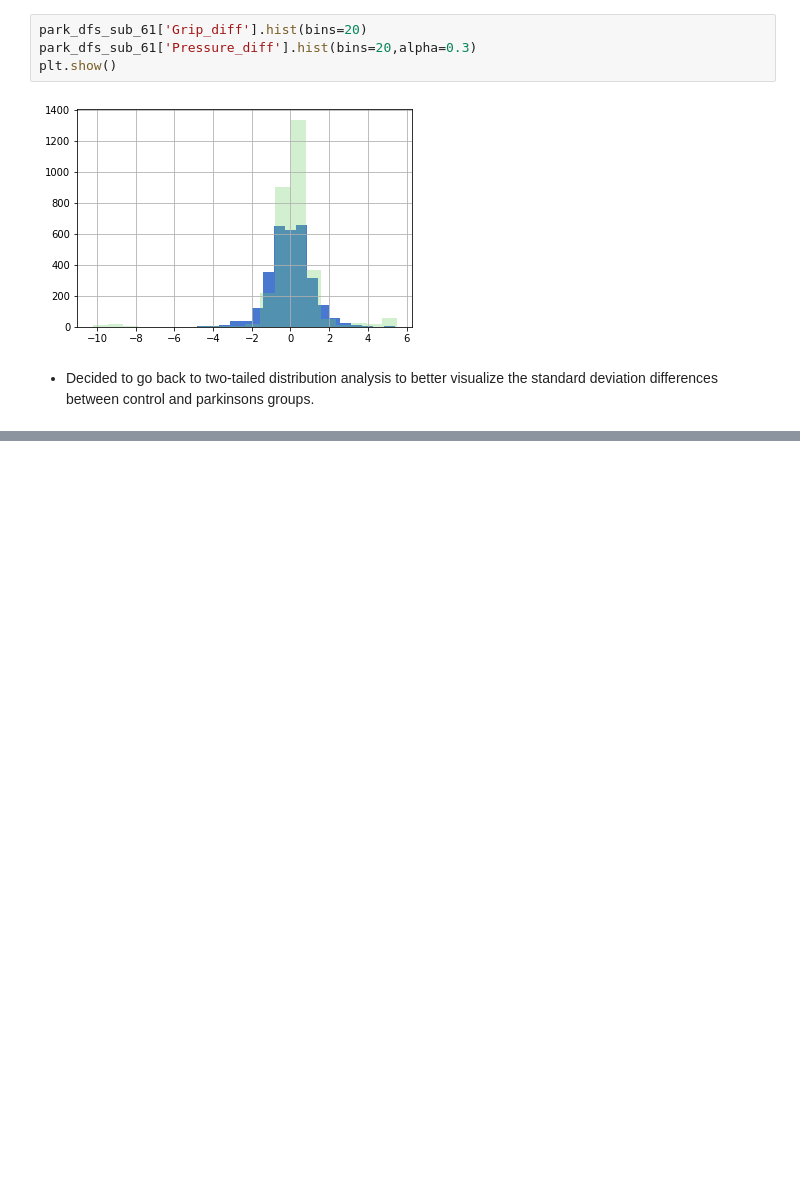
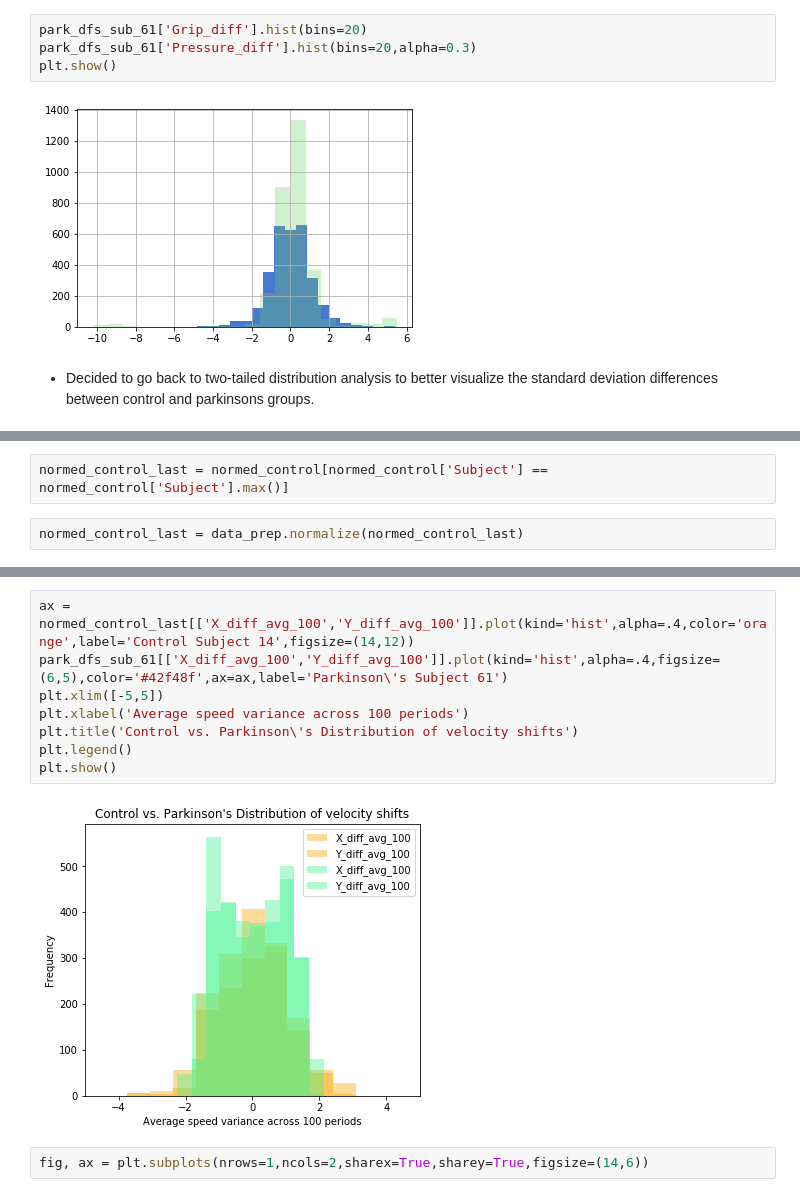
Before and after one commit to MichaelNormandyGavin/parkinsons, a Jupyter notebook: parkinsons.ipynb, the cells around one changed output, grey strips where cells are left out. Cells and saved outputs as stored; diff of their text form; blank space fills up the shorter version.

```diff
--- a/parkinsons.ipynb
+++ b/parkinsons.ipynb
@@ -622,0 +649,4 @@ dtype: object
+# %%
+normed_control_last = normed_control[normed_control['Subject'] == normed_control['Subject'].max()]
+# %%
+normed_control_last = data_prep.normalize(normed_control_last)
@@ -622,0 +662,12 @@ dtype: object
+# %%
+ax = normed_control_last[['X_diff_avg_100','Y_diff_avg_100']].plot(kind='hist',alpha=.4,color='orange',label='Control Subject 14',figsize=(14,12))
+park_dfs_sub_61[['X_diff_avg_100','Y_diff_avg_100']].plot(kind='hist',alpha=.4,figsize=(6,5),color='#42f48f',ax=ax,label='Parkinson\'s Subject 61')
+plt.xlim([-5,5])
+plt.xlabel('Average speed variance across 100 periods')
+plt.title('Control vs. Parkinson\'s Distribution of velocity shifts')
+plt.legend()
+plt.show()
+# %% [output]
+[figure, added]
+# %%
+fig, ax = plt.subplots(nrows=1,ncols=2,sharex=True,sharey=True,figsize=(14,6))
```
Also changed, not shown: parts of 14 cells of this notebook, 1 other file.
